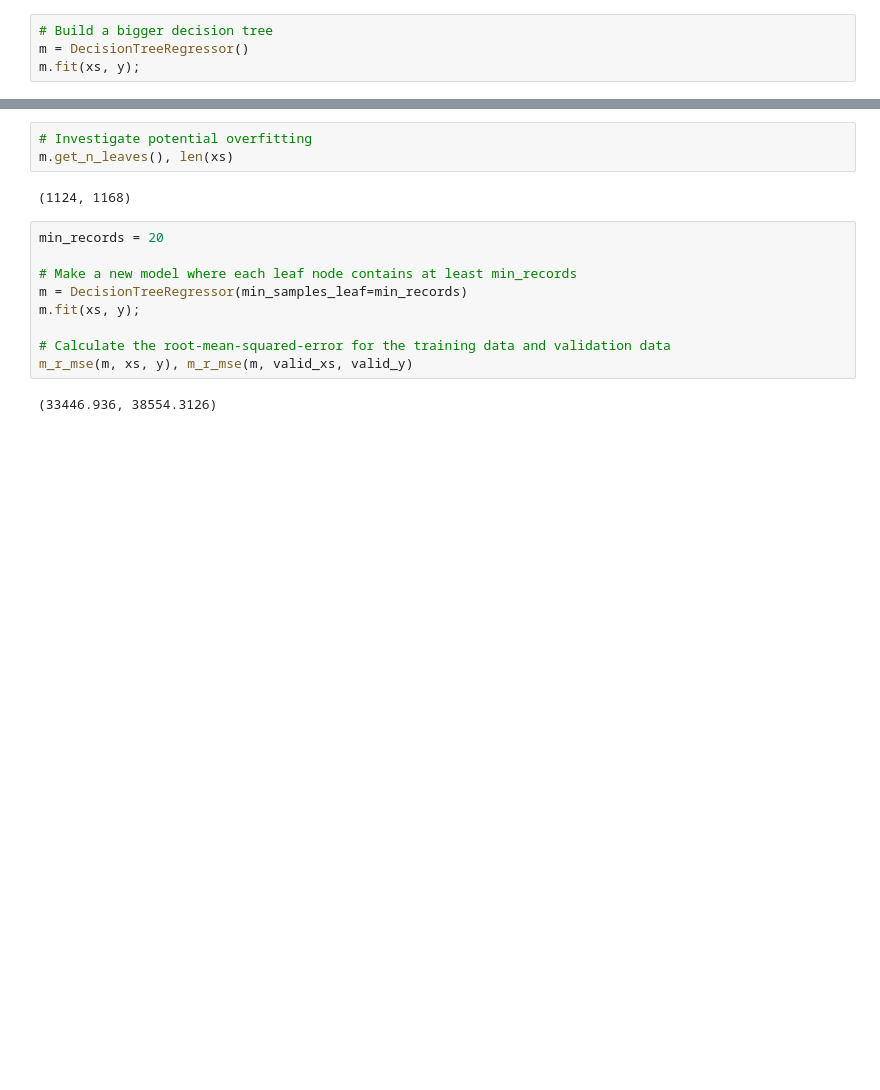
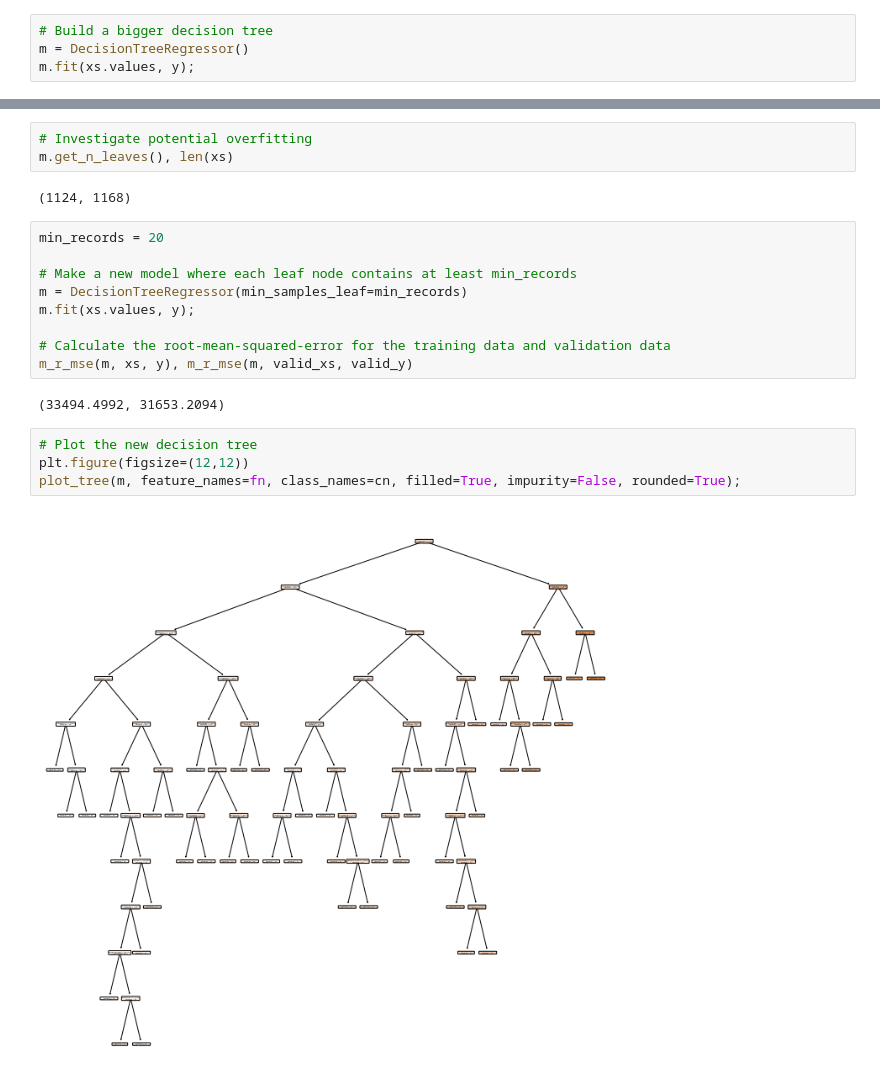
Before and after one commit to aewurm98/house_price_predictions, a Jupyter notebook: house_price_predictions.ipynb, the cells around one changed output, grey strips where cells are left out. Cells and saved outputs as stored; diff of their text form; blank space fills up the shorter version.

```diff
--- a/house_price_predictions.ipynb
+++ b/house_price_predictions.ipynb
@@ -216,7 +222,7 @@ v.save('decision_tree.svg')
 # %%
 # Build a bigger decision tree
 m = DecisionTreeRegressor()
-m.fit(xs, y);
+m.fit(xs.values, y);
 # %%
 # Define a root-mean-squared-error function
 def r_mse(pred, y):
@@ -246,12 +251,18 @@ min_records = 20
 
 # Make a new model where each leaf node contains at least min_records
 m = DecisionTreeRegressor(min_samples_leaf=min_records)
-m.fit(xs, y);
+m.fit(xs.values, y);
 
 # Calculate the root-mean-squared-error for the training data and validation data
 m_r_mse(m, xs, y), m_r_mse(m, valid_xs, valid_y)
 # %% [output]
-(33446.936, 38554.3126)
+(33494.4992, 31653.2094)
+# %%
+# Plot the new decision tree
+plt.figure(figsize=(12,12))
+plot_tree(m, feature_names=fn, class_names=cn, filled=True, impurity=False, rounded=True);
+# %% [output]
+[figure, added]
 # %%
 # Check the number of leaf nodes of the new model
 m.get_n_leaves()
```
Also changed, not shown: parts of 41 cells of this notebook, 6 other files.
